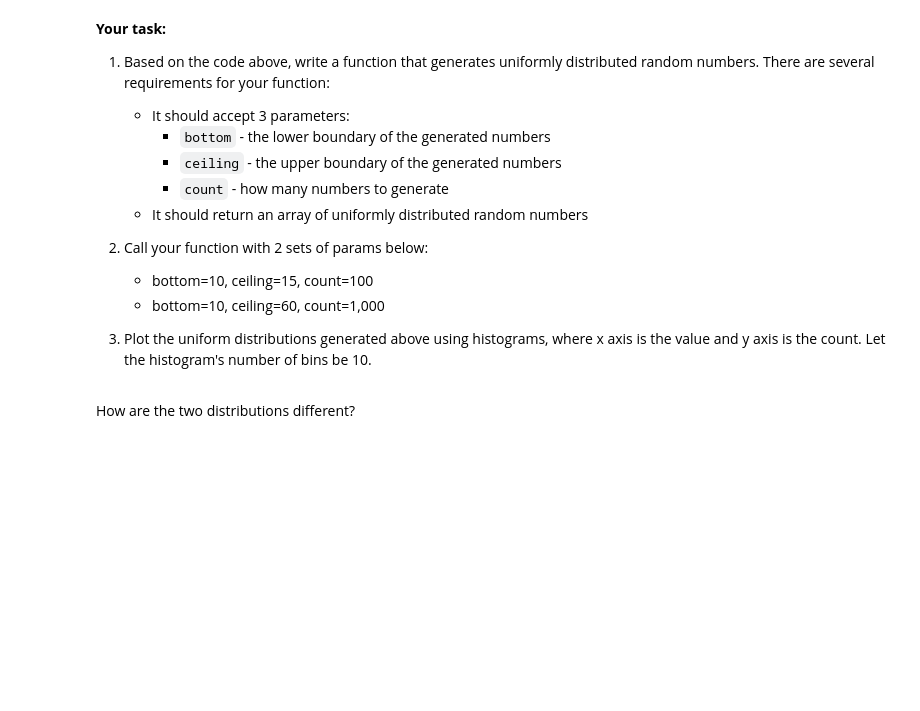
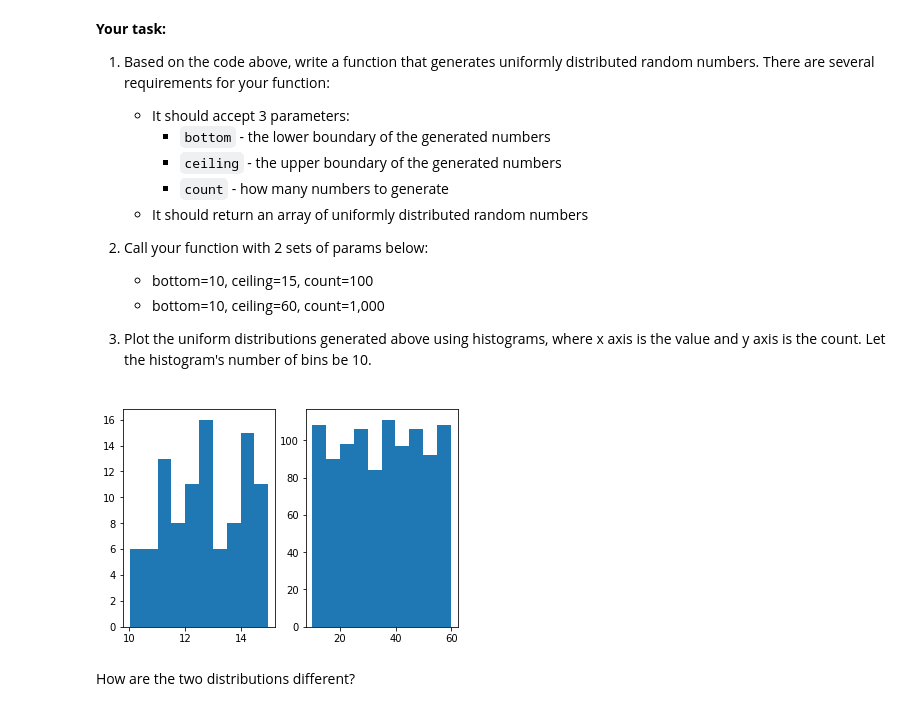
Before and after one commit to ta-datapt-bcn/lab-cont-probability-distribution, a Jupyter notebook: your_code/main.ipynb, the cells around one changed output. Saved outputs shown, nothing was run; the diff lists cells and outputs as text; code cells hidden in the pictures; blank space fills up the shorter version.

```diff
--- a/your_code/main.ipynb
+++ b/your_code/main.ipynb
@@ -46,3 +44,26 @@ print(randoms)
+# %%
+import numpy as np
+
+def unif(bottom, ceiling, count):
+    randoms = np.random.uniform(bottom,ceiling,count)
+
+    return randoms
+# %%
+res1 = unif(10,15,100)
+# %%
+res2 = unif2(10,60,1000)
+# %%
+import matplotlib.pyplot as plt
+%matplotlib inline
+
+fig, (ax1,ax2) = plt.subplots(1,2)
+
+ax1.hist(res1)
+ax2.hist(res2)
+
+plt.show()
+# %% [output]
+[figure, added]
 # %% [markdown]
 How are the two distributions different?
 # %%
```
Also changed, not shown: parts of 17 cells of this notebook.
